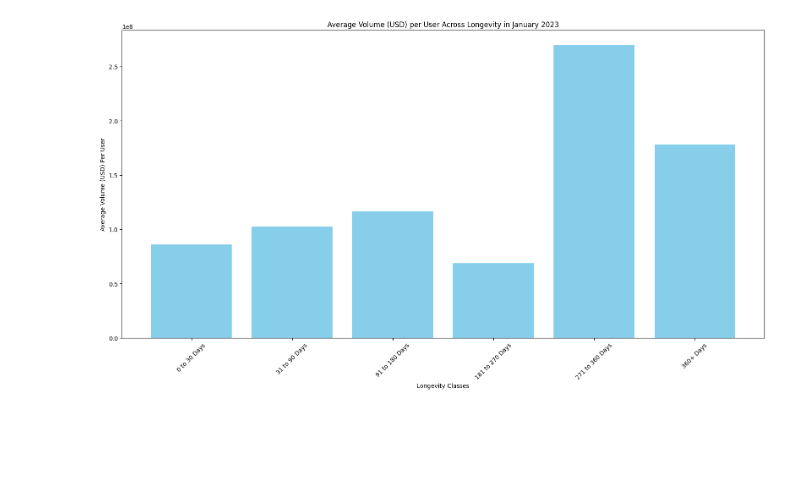
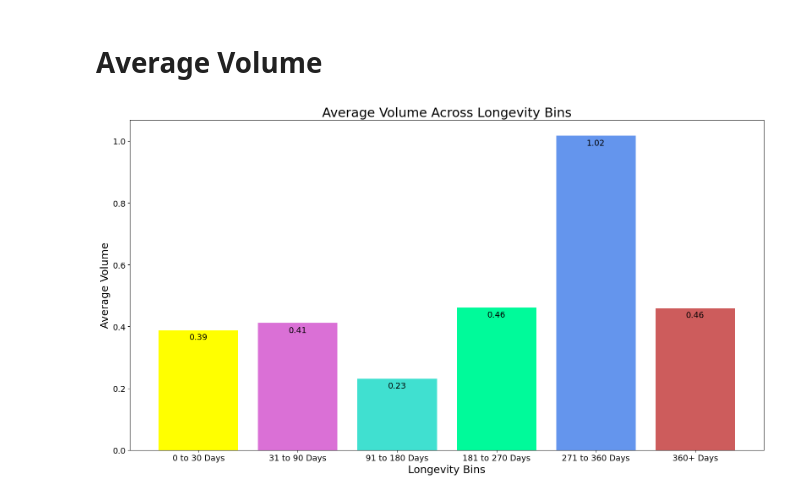
Before and after one commit to CommonCrayon/CapstoneProject, a Jupyter notebook: EDA_Of_FeatureEngineering.ipynb, the cells around one changed output. Drawn from its saved outputs; the diff is of its cells as text; code cells hidden in the pictures; blank space fills up the shorter version.

```diff
--- a/EDA_Of_FeatureEngineering.ipynb
+++ b/EDA_Of_FeatureEngineering.ipynb
@@ -15,7 +18,11 @@ dataset.head()
 # %%
-longevity_0_dataset = dataset[dataset['longevity'] == 0]
-longevity_1_dataset = dataset[dataset['longevity'] == 1]
-longevity_2_dataset = dataset[dataset['longevity'] == 2]
-longevity_3_dataset = dataset[dataset['longevity'] == 3]
-longevity_4_dataset = dataset[dataset['longevity'] == 4]
-longevity_5_dataset = dataset[dataset['longevity'] == 5]
+longevity_0_dataset = dataset[dataset['longevity_bin'] == 0]
+longevity_1_dataset = dataset[dataset['longevity_bin'] == 1]
+longevity_2_dataset = dataset[dataset['longevity_bin'] == 2]
+longevity_3_dataset = dataset[dataset['longevity_bin'] == 3]
+longevity_4_dataset = dataset[dataset['longevity_bin'] == 4]
+longevity_5_dataset = dataset[dataset['longevity_bin'] == 5]
+# %%
+# Defining colors for each Bin
+colors = ['yellow', 'orchid', 'turquoise', 'mediumspringgreen', 'cornflowerblue', 'indianred']
+bin_labels = ['0 to 30 Days', '31 to 90 Days', '91 to 180 Days', '181 to 270 Days', '271 to 360 Days', '360+ Days']
@@ -77,31 +240,38 @@ plt.show()
+# %% [markdown]
+# Average Volume
 # %%
 import matplotlib.pyplot as plt
 
 # Calculate averages
 averages = [
-    longevity_0_dataset['Average_volume_usd'].mean(),
-    longevity_1_dataset['Average_volume_usd'].mean(),
-    longevity_2_dataset['Average_volume_usd'].mean(),
-    longevity_3_dataset['Average_volume_usd'].mean(),
-    longevity_4_dataset['Average_volume_usd'].mean(),
-    longevity_5_dataset['Average_volume_usd'].mean()
-    ]
+    longevity_0_dataset['Average_Volume'].mean(),
+    longevity_1_dataset['Average_Volume'].mean(),
+    longevity_2_dataset['Average_Volume'].mean(),
+    longevity_3_dataset['Average_Volume'].mean(),
+    longevity_4_dataset['Average_Volume'].mean(),
+    longevity_5_dataset['Average_Volume'].mean()
+]
 
 # Creating the plot
 plt.figure(figsize=(16, 9))
 
 # Plotting the bar graph
-plt.bar(range(len(averages)), averages, tick_label=['0 to 30 Days', '31 to 90 Days', '91 to 180 Days', '181 to 270 Days', '271 to 360 Days', '360+ Days'], color='skyblue')
+bars = plt.bar(range(len(averages)), averages, tick_label=bin_labels, color=colors)
+
+# Adding labels to each bar
+for i, bar in enumerate(bars):
+    plt.text(bar.get_x() + bar.get_width() / 2, bar.get_height() - 0.01, f'{averages[i]:.2f}', ha='center', va='top', fontsize=14)
 
 # Adding labels and title
-plt.xlabel('Longevity Classes')
-plt.ylabel('Average Volume (USD) Per User')
-plt.title('Average Volume (USD) per User Across Longevity in January 2023')
-# Rotating x-axis labels for better readability (optional)
-plt.xticks(rotation=45)
+plt.xlabel('Longevity Bins', fontsize=18)
+plt.ylabel('Average Volume', fontsize=18)
+plt.title('Average Volume Across Longevity Bins', fontsize=22)
+
+plt.xticks(fontsize=14)
+plt.yticks(fontsize=14)
 
 # Displaying the graph
 plt.tight_layout()
 plt.show()
 # %% [output]
-[figure, old version]
+[figure, new version]
```
Also changed, not shown: parts of 20 cells of this notebook.
